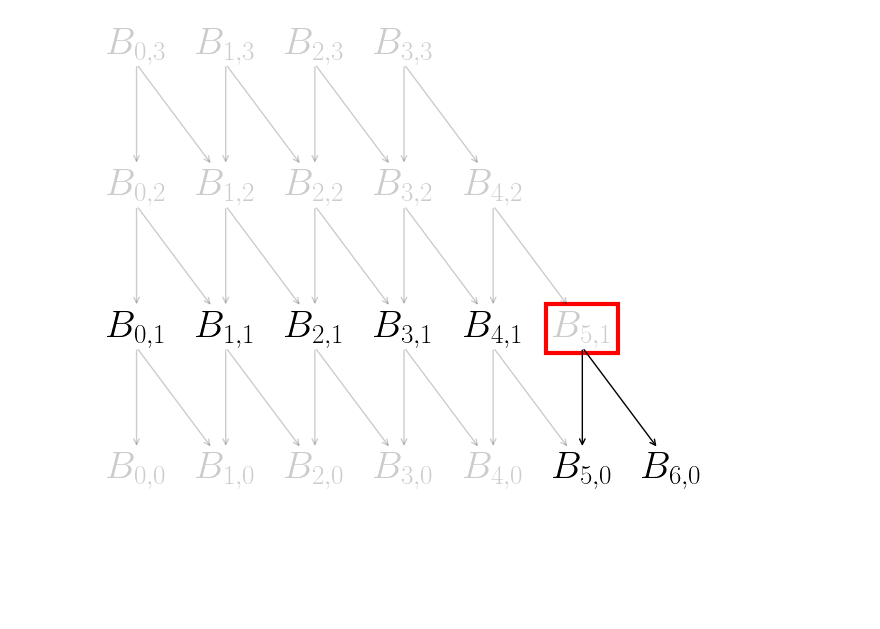
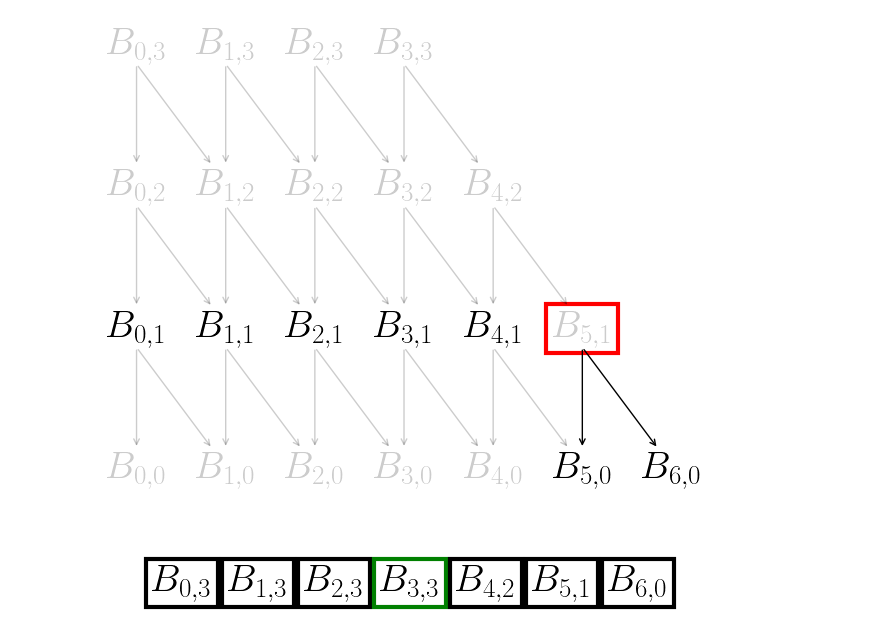
Before and after one commit to lprekon/lprekon.github.io, a Jupyter notebook: content/simd_benchmarking/simd_blogpost_graphics.ipynb, the cells around one changed output. Drawn from its saved outputs; the diff is of its cells as text; code cells hidden in the pictures; blank space fills up the shorter version.

Commit message:
some attempts to make an animation

```diff
--- a/content/simd_benchmarking/simd_blogpost_graphics.ipynb
+++ b/content/simd_benchmarking/simd_blogpost_graphics.ipynb
@@ -358,3 +359,81 @@ for target_basis_function in range(6):
 [figure]
 [figure]
 [figure]
+# %%
+
+from matplotlib.offsetbox import HPacker, TextArea, AnchoredOffsetbox
+import matplotlib.animation
+from matplotlib.transforms import Bbox
+# Basis loop animation
+# for frame in range(6)
+# fig = plt.figure(figsize=(3, 1.0))  # Dimensions of figsize are in inches
+fig, ax = plt.subplots()
+ax.axis('off')
+fig.set_size_inches(7, 1.0)
+
+basis_vector_size = 6
+degrees_to_calculate = 3
+
+bounding_box_props = dict(edgecolor="black", facecolor="none", lw=3)
+text_boxes = []
+
+for i in range(basis_vector_size+1):
+    pos = i + 1
+    text_box = ax.annotate(xy=(pos * .14, 0), text=f"$B_{{{i},0}}$", ha="center", va="bottom", fontsize=28, bbox=bounding_box_props)
+    text_boxes.append(text_box)
+
+
+
+def frame_adjust(frame_idx):
+    if frame_idx <= 12:
+        target_function = (frame_idx - 1) // 2 # skip the first frame
+        target_degree = 1
+    elif frame_idx <= 22:
+        target_function = (frame_idx - 13) // 2
+        target_degree = 2
+    else:
+        target_function = (frame_idx - 23) // 2
+        target_degree = 3
+    for i in range(basis_vector_size + 1):
+        if i == target_function:
+            if frame_idx % 2 == 1:
+                bounding_box_props["edgecolor"] = "red"
+                text_boxes[i].set_bbox(bounding_box_props)
+            else:
+                bounding_box_props["edgecolor"] = "green"
+                text_boxes[i].set_text(f"$B_{{{i},{target_degree}}}$")
+                text_boxes[i].set_bbox(bounding_box_props)
+        else:
+            bounding_box_props["edgecolor"] = "black"
+            text_boxes[i].set_bbox(bounding_box_props)
+
+
+    # for i in range(0, 6):
+    #     if i == target_function:
+    #         if stage == 1:
+    #             bounding_box_props["edgecolor"] = "red"
+    #         else:
+    #             bounding_box_props["edgecolor"] = "green"
+    #             text_boxes[i].set_text(f"$B_{{{i},{target_degree}}}$")
+    #     else:
+    #         bounding_box_props["edgecolor"] = "black"
+    #     text_boxes[i].set_bbox(bounding_box_props)
+    #     if i == target_function:
+    #         text_boxes[i].set_zorder(2)
+    #     else:
+    #         text_boxes[i].set_zorder(1)
+    # functions_adjusted += 1
+    # if functions_adjusted == basis_vector_size - target_degree:
+    #     target_degree += 1
+    #     functions_adjusted = 0
+    return text_boxes
+
+ani = matplotlib.animation.FuncAnimation(fig, frame_adjust, frames=31, interval=500, repeat=True,repeat_delay=200)
+ani.save(f"{image_folder_name}/basis_loop.gif", writer="pillow", fps=1.5)
+
+# for frame in frames[2:]:
+#     for text_box in frame:
+#         text_box.set_visible(False)
+plt.show()
+# %% [output]
+[figure, added]
```
Also changed, not shown: parts of 4 cells of this notebook, 1 other file.
